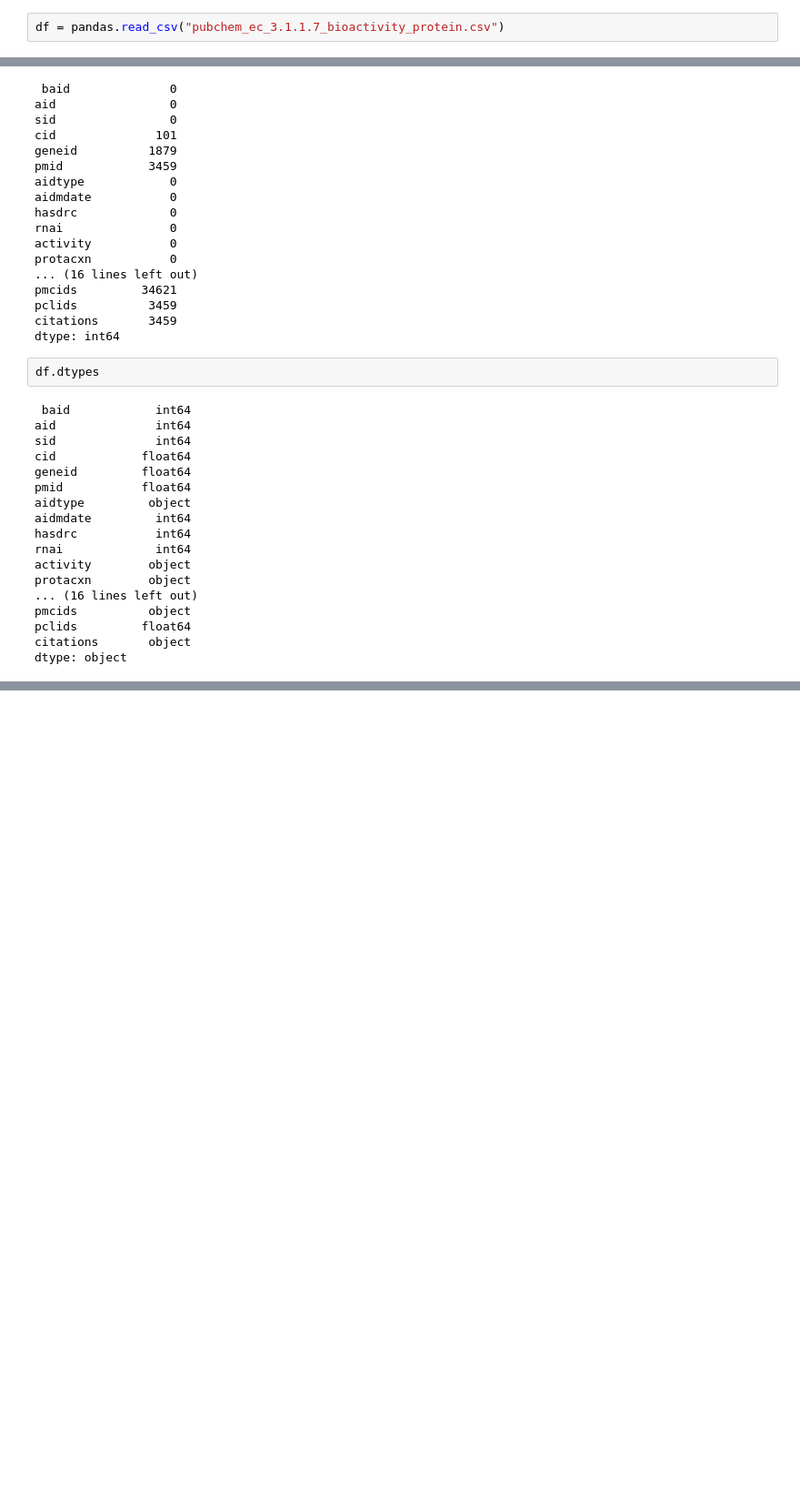
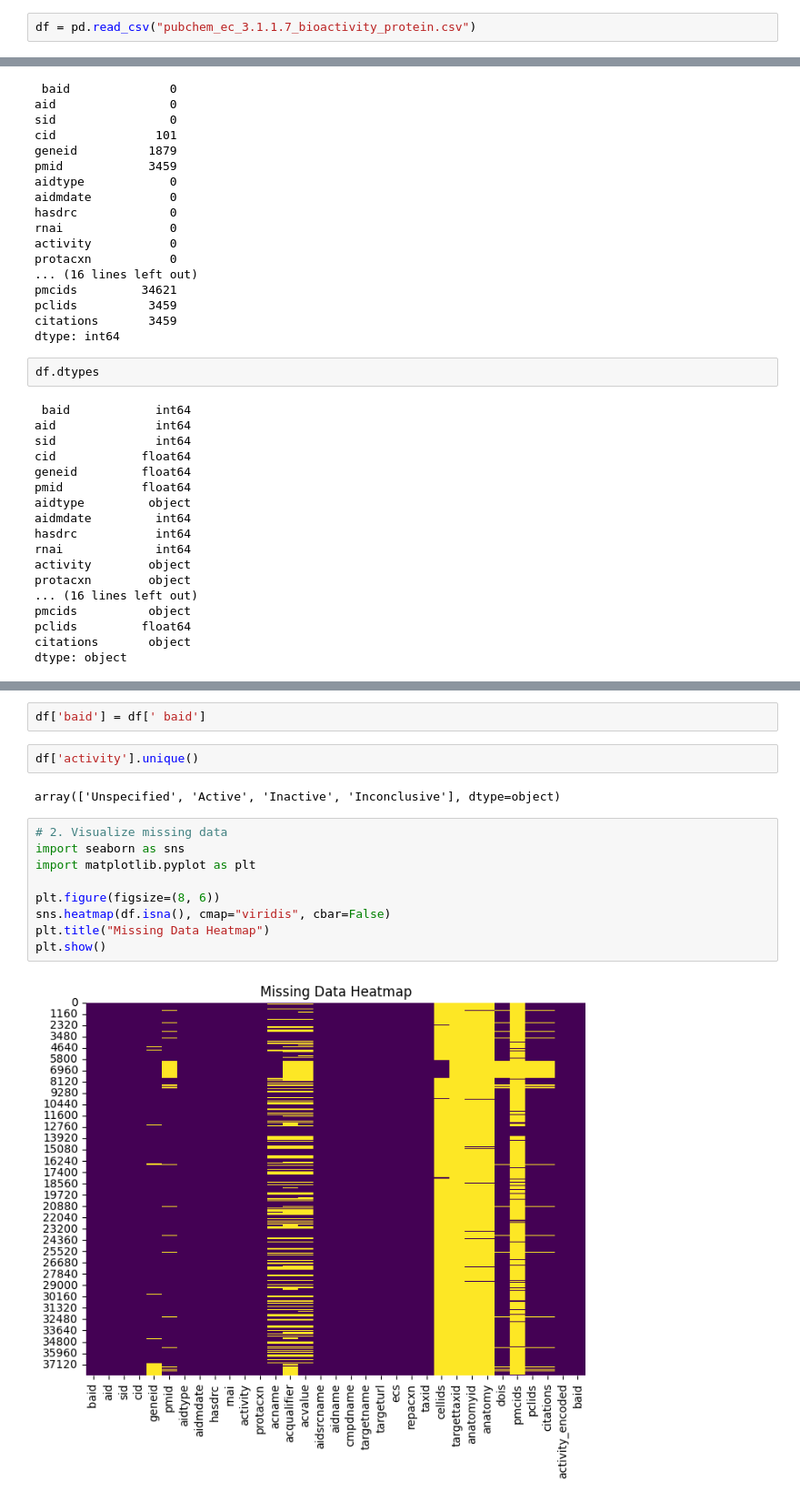
Before and after one commit to lukmee4826/sup, a Jupyter notebook: cleandata.ipynb, the cells around one changed output, grey strips where cells are left out. Shown at 91% size. Drawn from its saved outputs; the diff is of its cells as text; blank space fills up the shorter version.

```diff
--- a/cleandata.ipynb
+++ b/cleandata.ipynb
@@ -3,5 +5,5 @@ import pandas
 # %%
-df = pandas.read_csv("pubchem_ec_3.1.1.7_bioactivity_protein.csv")
+df = pd.read_csv("pubchem_ec_3.1.1.7_bioactivity_protein.csv")
 # %%
 df.sample(10)
 # %% [output]
@@ -63,0 +81,17 @@ dtype: object
+# %%
+df['baid'] = df[' baid']
+# %%
+df['activity'].unique()
+# %% [output]
+array(['Unspecified', 'Active', 'Inactive', 'Inconclusive'], dtype=object)
+# %%
+# 2. Visualize missing data
+import seaborn as sns
+import matplotlib.pyplot as plt
+
+plt.figure(figsize=(8, 6))
+sns.heatmap(df.isna(), cmap="viridis", cbar=False)
+plt.title("Missing Data Heatmap")
+plt.show()
+# %% [output]
+[figure, added]
```
Also changed, not shown: parts of 8 cells of this notebook.
